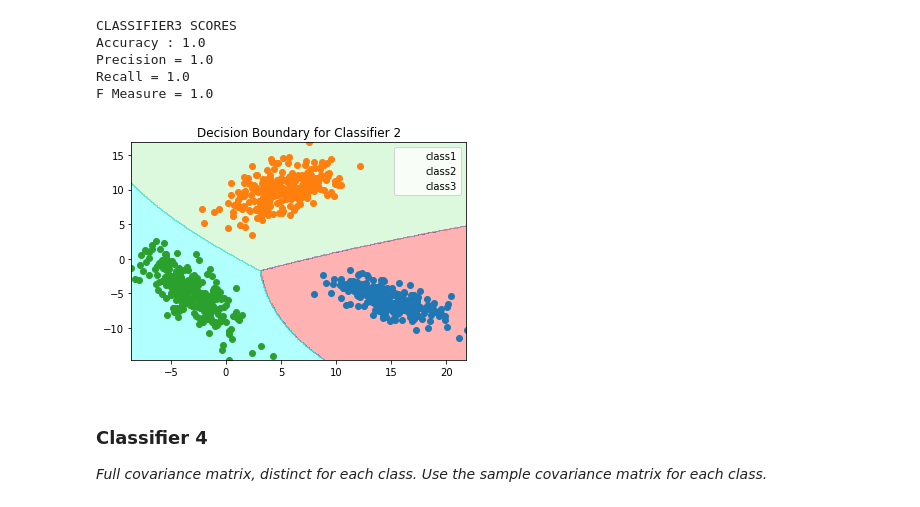
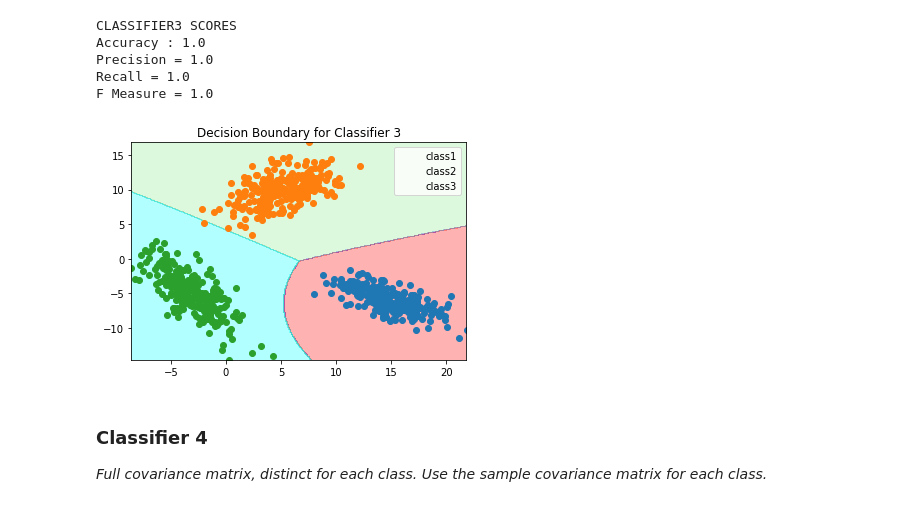
Before and after one commit to its-rajesh/Pattern-Recognition, a Jupyter notebook: PRA1Q2.ipynb, the cells around one changed output. Cells and saved outputs as stored; diff of their text form; code cells hidden in the pictures.

```diff
--- a/PRA1Q2.ipynb
+++ b/PRA1Q2.ipynb
@@ -424,8 +424,8 @@ dcov2[0][1] = 0
 dcov2[1][0] = 0
 
 dcov3 = covlc3.copy()
-dcov1[0][1] = 0
-dcov1[1][0] = 0
+dcov3[0][1] = 0
+dcov3[1][0] = 0
 
 classifier3_cov = (dcov1, dcov2, dcov3)
 # %%
@@ -475,27 +475,27 @@ F Measure = 1.0
 # %%
 markers = ('s', 'x', 'o', '^', 'v')
 colors = ('red', 'blue', 'lightgreen', 'gray', 'cyan')
 cmap = ListedColormap(colors[:len(np.unique(dvly))])
 resolution = 0.1
 
 
 xx1, xx2 = np.meshgrid(np.arange(lminx, lmaxx, resolution), np.arange(lminy, lmaxy, resolution))
 
 Z = np.array(classifier3(xx1.ravel(), xx2.ravel(), meanl, classifier3_cov, priorl))
 Z = Z.reshape(xx1.shape)
 
 plt.contourf(xx1, xx2, Z, alpha=0.3, cmap=cmap)
 plt.xlim(xx1.min(), xx1.max())
 plt.ylim(xx2.min(), xx2.max())
 
 plt.legend(['class1', 'class2', 'class3'])
 plt.scatter(train_lC1x, train_lC1y)
 plt.scatter(train_lC2x, train_lC2y)
 plt.scatter(train_lC3x, train_lC3y)
-plt.title('Decision Boundary for Classifier 2')
+plt.title('Decision Boundary for Classifier 3')
 plt.show()
 # %% [output]
-[figure, old version]
+[figure, new version]
 # %% [markdown]
 ### Classifier 4
 *Full covariance matrix, distinct for each class. Use the sample covariance matrix for each class.*
```
Also changed, not shown: parts of 34 cells of this notebook.
